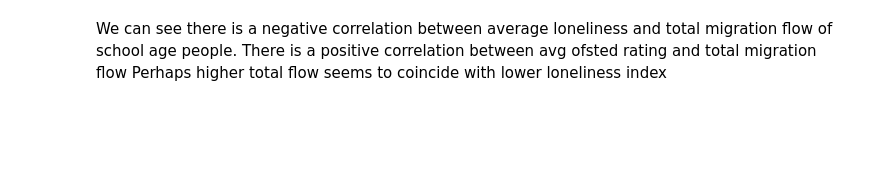
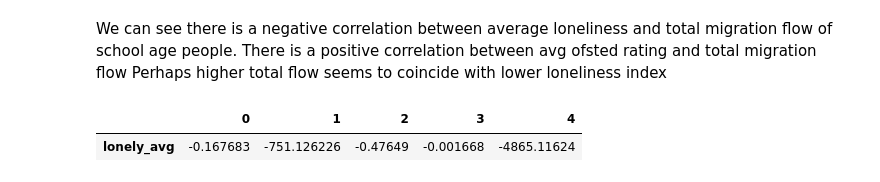
Before and after one commit to JonathanMarriott/ADS-Loneliness, a Jupyter notebook: school_analysis.ipynb, the cells around one changed output. Saved outputs shown, nothing was run; the diff lists cells and outputs as text; code cells hidden in the pictures; blank space fills up the shorter version.

```diff
--- a/school_analysis.ipynb
+++ b/school_analysis.ipynb
@@ -178,3 +224,14 @@ LA flow rate   0.472770    0.084576   -0.110149      1.000000
 We can see there is a negative correlation between average loneliness and total migration flow of school age people.
 There is a positive correlation between avg ofsted rating and total migration flow
 Perhaps higher total flow seems to coincide with lower loneliness index
+# %%
+import statsmodels.api as sm
+X = main_df[['TotalFlow', 'Ofsted Avg', 'LA flow rate','KS2 PCA']]
+y = main_df['lonely_avg']
+X = sm.add_constant(X)
+reg_model = sm.OLS(X,y, missing='drop') #ordinary least squares regression
+fitted_model = reg_model.fit()
+fitted_model.params
+# %% [output]
+|  | 0 | 1 | 2 | 3 | 4 |
+| lonely_avg | -0.167683 | -751.126226 | -0.47649 | -0.001668 | -4865.11624 |
```
Also changed, not shown: parts of 2 cells of this notebook, 2 other files.
